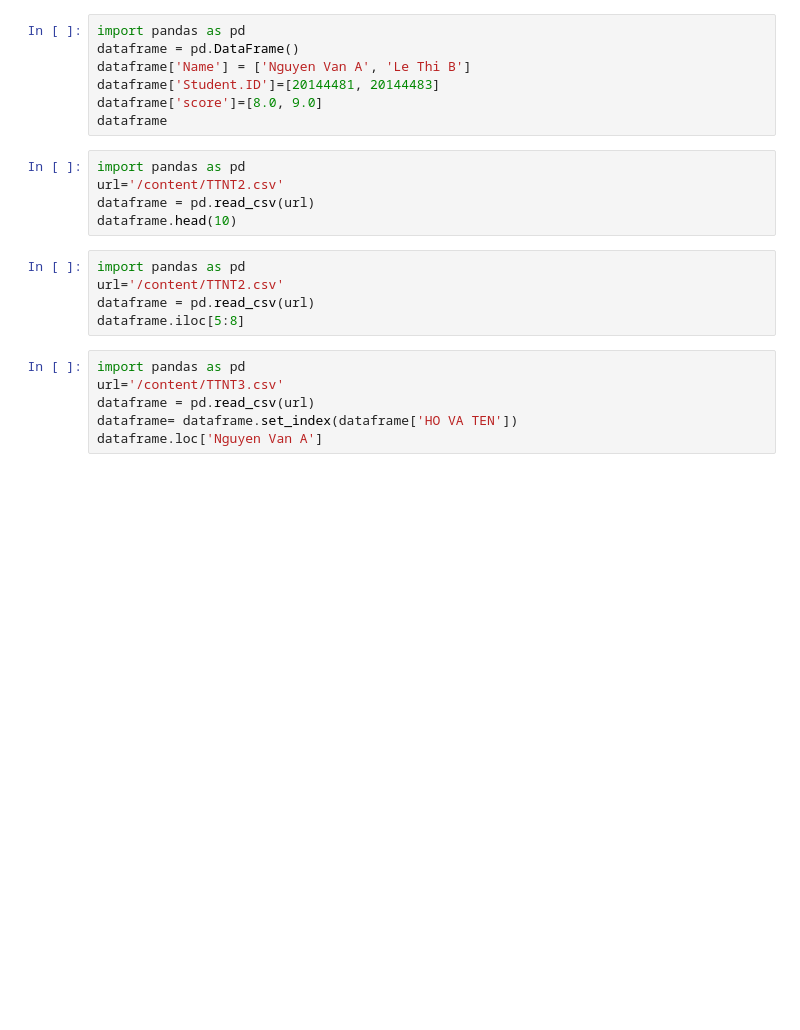
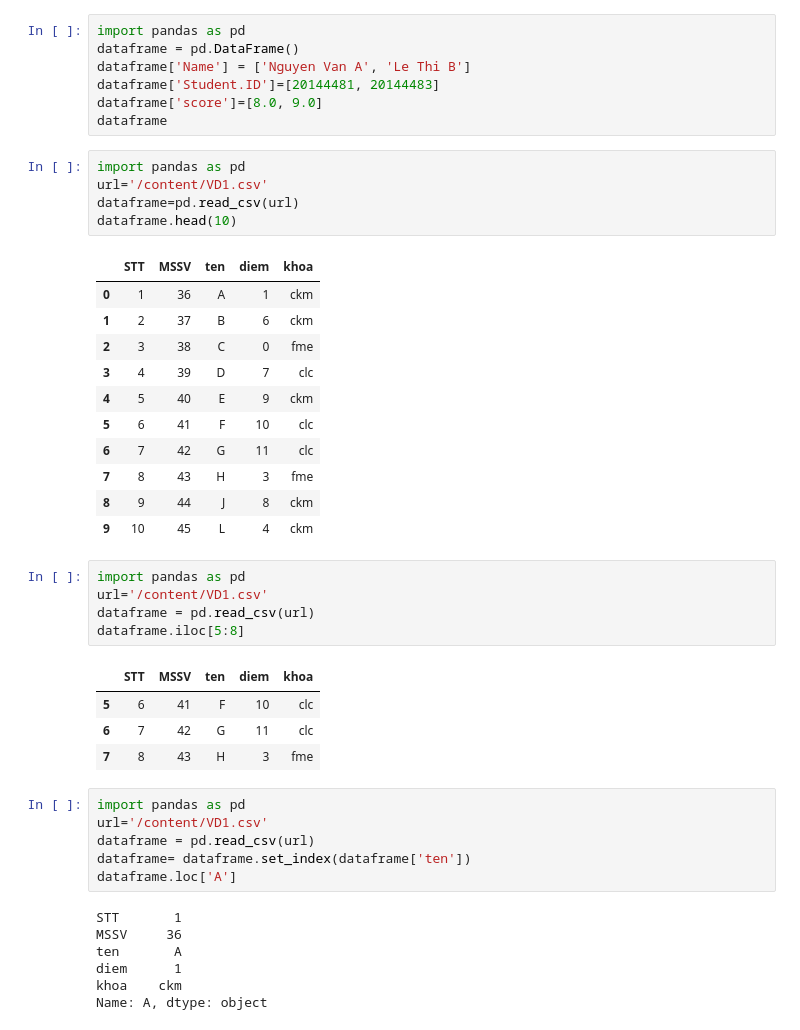
Before and after one commit to VuMaiTuan/20144483-VuMaiTuan, a Jupyter notebook: BUOI1.ipynb, the cells around one changed output. Saved outputs shown, nothing was run; the diff lists cells and outputs as text; blank space fills up the shorter version.

```diff
--- a/BUOI1.ipynb
+++ b/BUOI1.ipynb
@@ -30,19 +42,43 @@ dataframe['score']=[8.0, 9.0]
 dataframe
 # %%
 import pandas as pd
-url='/content/TTNT2.csv'
-dataframe = pd.read_csv(url)
+url='/content/VD1.csv'
+dataframe=pd.read_csv(url)
 dataframe.head(10)
+# %% [output]
+|  | STT | MSSV | ten | diem | khoa |
+| 0 | 1 | 36 | A | 1 | ckm |
+| 1 | 2 | 37 | B | 6 | ckm |
+| 2 | 3 | 38 | C | 0 | fme |
+| 3 | 4 | 39 | D | 7 | clc |
+| 4 | 5 | 40 | E | 9 | ckm |
+| 5 | 6 | 41 | F | 10 | clc |
+| 6 | 7 | 42 | G | 11 | clc |
+| 7 | 8 | 43 | H | 3 | fme |
+| 8 | 9 | 44 | J | 8 | ckm |
+| 9 | 10 | 45 | L | 4 | ckm |
 # %%
 import pandas as pd
-url='/content/TTNT2.csv'
+url='/content/VD1.csv'
 dataframe = pd.read_csv(url)
 dataframe.iloc[5:8]
+# %% [output]
+|  | STT | MSSV | ten | diem | khoa |
+| 5 | 6 | 41 | F | 10 | clc |
+| 6 | 7 | 42 | G | 11 | clc |
+| 7 | 8 | 43 | H | 3 | fme |
 # %%
 import pandas as pd
-url='/content/TTNT3.csv'
+url='/content/VD1.csv'
 dataframe = pd.read_csv(url)
-dataframe= dataframe.set_index(dataframe['HO VA TEN'])
-dataframe.loc['Nguyen Van A']
+dataframe= dataframe.set_index(dataframe['ten'])
+dataframe.loc['A']
+# %% [output]
+STT       1
+MSSV     36
+ten       A
+diem      1
+khoa    ckm
+Name: A, dtype: object
 # %%
 import pandas as pd
```
Also changed, not shown: parts of 10 cells of this notebook.
